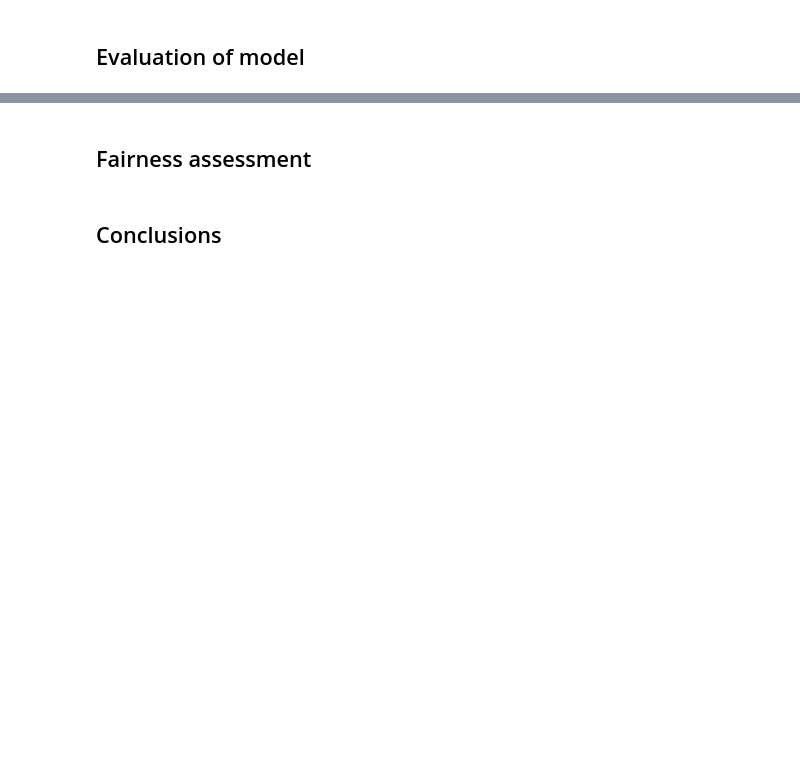
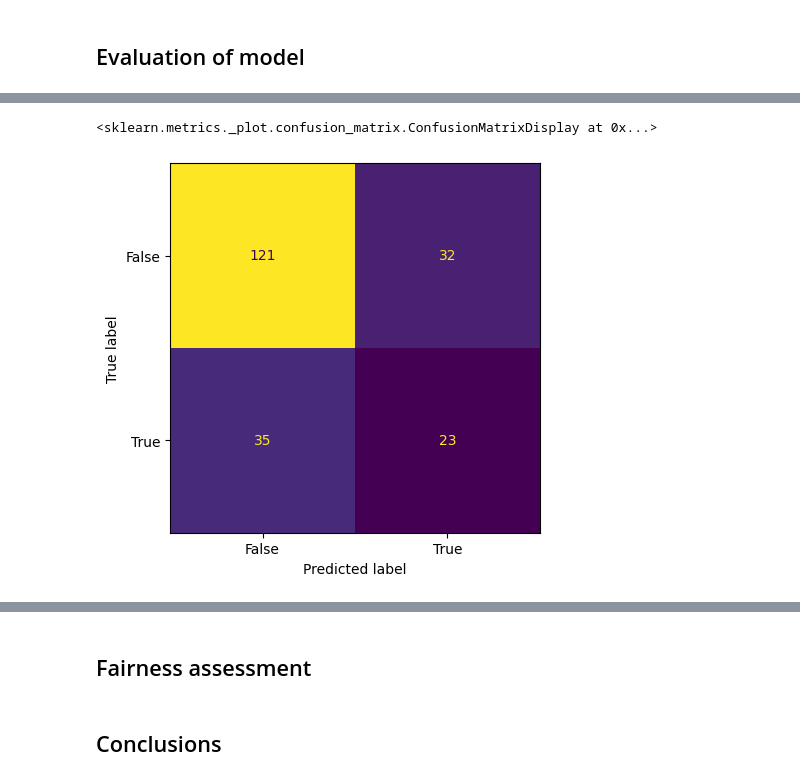
Before and after one commit to fariha-tasneem/DS3001-FinalProject, a Jupyter notebook: obesity_model.ipynb, the cells around one changed output, grey strips where cells are left out. Saved outputs shown, nothing was run; the diff lists cells and outputs as text; code cells hidden in the pictures; blank space fills up the shorter version.

```diff
--- a/obesity_model.ipynb
+++ b/obesity_model.ipynb
@@ -224,0 +312,15 @@ AttributeError: 'DataFrame' object has no attribute 'flatten'
+# %%
+#What if we want to adjust the threshold to produce a new set of evaluation metrics
+#Let's build a function so we can make the threshold whatever we want, not just the default 50%
+def adjust_thres(x,y,z):
+  #x=pred_probablities, y=threshold, z=test_outcome
+  thres = (np.where(x > y, 1,0))
+  #np.where is essentially a condensed if else statement. The first argument is the condition, then the true output, then the false output
+  return metrics.ConfusionMatrixDisplay.from_predictions(z,thres, display_labels = [False, True], colorbar=False)
+# %%
+# Give it a try with a threshold of .35
+adjust_thres(final_model.pos_prob,.35,final_model.target)
+#What's the difference? Try different percents now, what happens?
+# %% [output]
+<sklearn.metrics._plot.confusion_matrix.ConfusionMatrixDisplay at 0x...>
+[figure, added]
```
Also changed, not shown: parts of 51 cells of this notebook, 2 other files.
